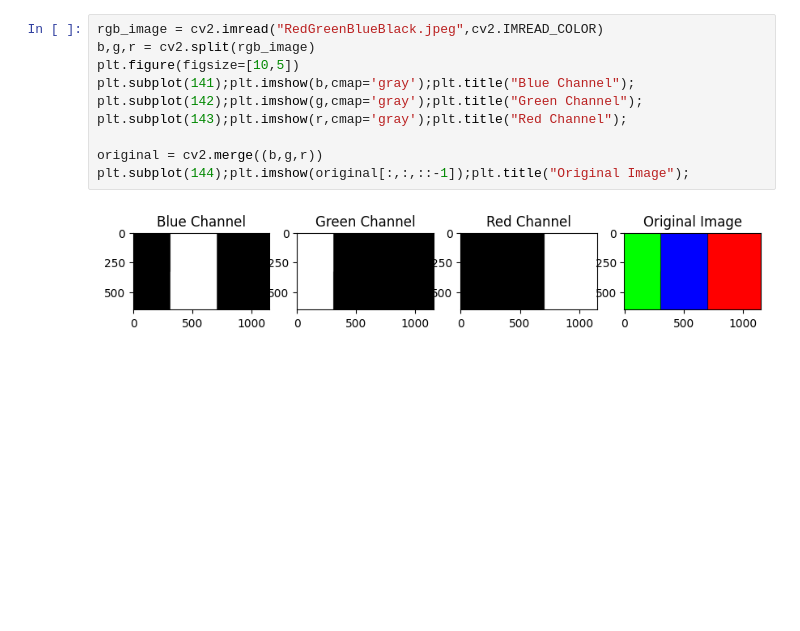
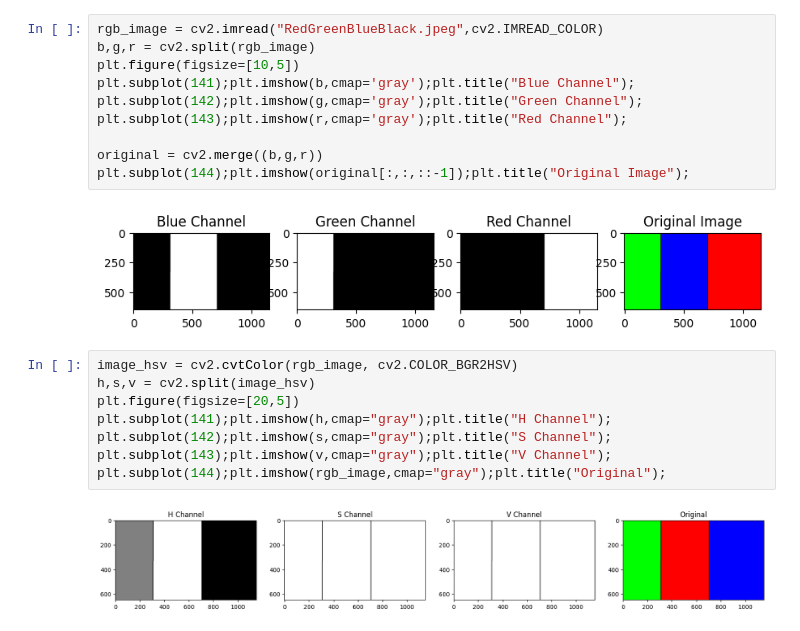
Before and after one commit to aa-ag/opencv, a Jupyter notebook: notebooks/images.ipynb, the cells around one changed output. Cells and saved outputs as stored; diff of their text form; blank space fills up the shorter version.

```diff
--- a/notebooks/images.ipynb
+++ b/notebooks/images.ipynb
@@ -80,3 +80,13 @@ original = cv2.merge((b,g,r))
 plt.subplot(144);plt.imshow(original[:,:,::-1]);plt.title("Original Image");
 # %% [output]
 [figure]
+# %%
+image_hsv = cv2.cvtColor(rgb_image, cv2.COLOR_BGR2HSV)
+h,s,v = cv2.split(image_hsv)
+plt.figure(figsize=[20,5])
+plt.subplot(141);plt.imshow(h,cmap="gray");plt.title("H Channel");
+plt.subplot(142);plt.imshow(s,cmap="gray");plt.title("S Channel");
+plt.subplot(143);plt.imshow(v,cmap="gray");plt.title("V Channel");
+plt.subplot(144);plt.imshow(rgb_image,cmap="gray");plt.title("Original");
+# %% [output]
+[figure, added]
```
